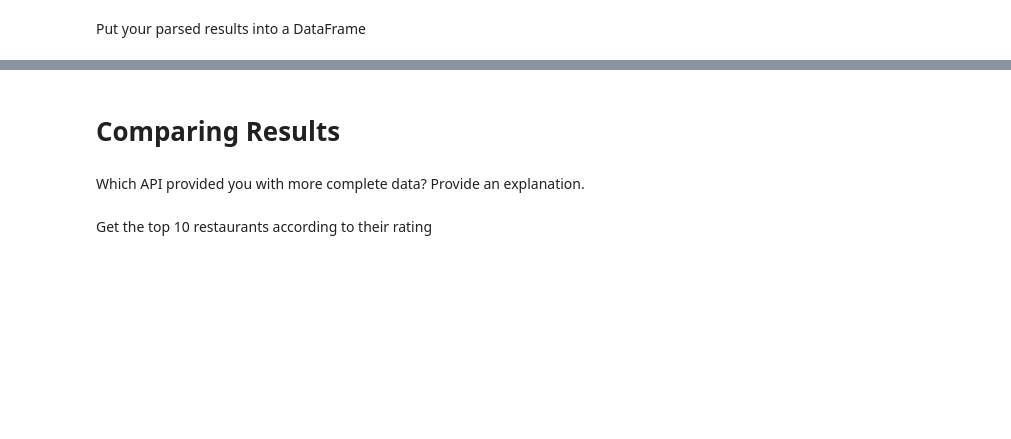
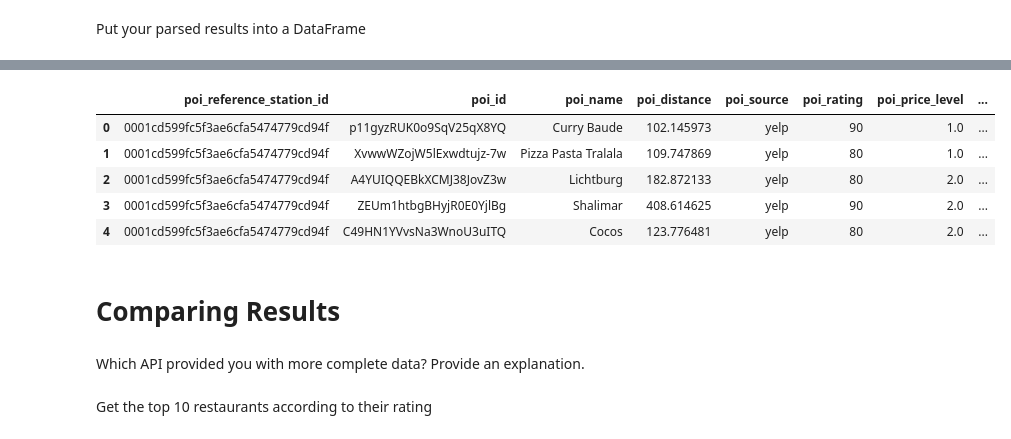
Before and after one commit to eekom-research/Statistical-Modelling-Project, a Jupyter notebook: notebooks/yelp_foursquare_EDA.ipynb, the cells around one changed output, grey strips where cells are left out. Cells and saved outputs as stored; diff of their text form; code cells hidden in the pictures; blank space fills up the shorter version.

```diff
--- a/notebooks/yelp_foursquare_EDA.ipynb
+++ b/notebooks/yelp_foursquare_EDA.ipynb
@@ -15,2 +339,4 @@ Send a request to Yelp with a small radius (1000m) for all the bike stations in
 # %% [markdown]
 Parse through the response to get the POI (such as restaurants, bars, etc) details you want (ratings, name, location, etc)
+# %%
+yelp_categories = categories.yelp_categories
@@ -17,2 +409,20 @@ Parse through the response to get the POI (such as restaurants, bars, etc) detai
 # %% [markdown]
 Put your parsed results into a DataFrame
+# %%
+# use the helper functions to execute the batch calls
+bars_id = 'bars'
+restaurant_id = 'restaurants'
+fashion_retail_id = 'fashion'
+category_ids =f"{bars_id},{restaurant_id},{fashion_retail_id}"
+
+store_yelp_records =[]
+for i in range(0,300):
+    #print(i)
+    #print(bike_location[i][0])
+    try:
+        result=get_venues_yelp(*bike_location[i][1],radius=1000,categories=category_ids)
+    except Exception as e:
+            print(e)
+    else:
+       records= parse_yelp_response(result.json(),bike_location[i][0])
+       store_yelp_records.extend(records)
@@ -18,0 +433,11 @@ Put your parsed results into a DataFrame
+# %%
+poi_yelp_df = pd.DataFrame(store_yelp_records)
+# %%
+poi_yelp_df.head()
+# %% [output]
+|  | poi_reference_station_id | poi_id | poi_name | poi_distance | poi_source | poi_rating | poi_price_level | ... |
+| 0 | 0001cd599fc5f3ae6cfa5474779cd94f | p11gyzRUK0o9SqV25qX8YQ | Curry Baude | 102.145973 | yelp | 90 | 1.0 | ... |
+| 1 | 0001cd599fc5f3ae6cfa5474779cd94f | XvwwWZojW5lExwdtujz-7w | Pizza Pasta Tralala | 109.747869 | yelp | 80 | 1.0 | ... |
+| 2 | 0001cd599fc5f3ae6cfa5474779cd94f | A4YUIQQEBkXCMJ38JovZ3w | Lichtburg | 182.872133 | yelp | 80 | 2.0 | ... |
+| 3 | 0001cd599fc5f3ae6cfa5474779cd94f | ZEUm1htbgBHyjR0E0YjlBg | Shalimar | 408.614625 | yelp | 90 | 2.0 | ... |
+| 4 | 0001cd599fc5f3ae6cfa5474779cd94f | C49HN1YVvsNa3WnoU3uITQ | Cocos | 123.776481 | yelp | 80 | 2.0 | ... |
```
Also changed, not shown: parts of 49 cells of this notebook, 13 other files.
